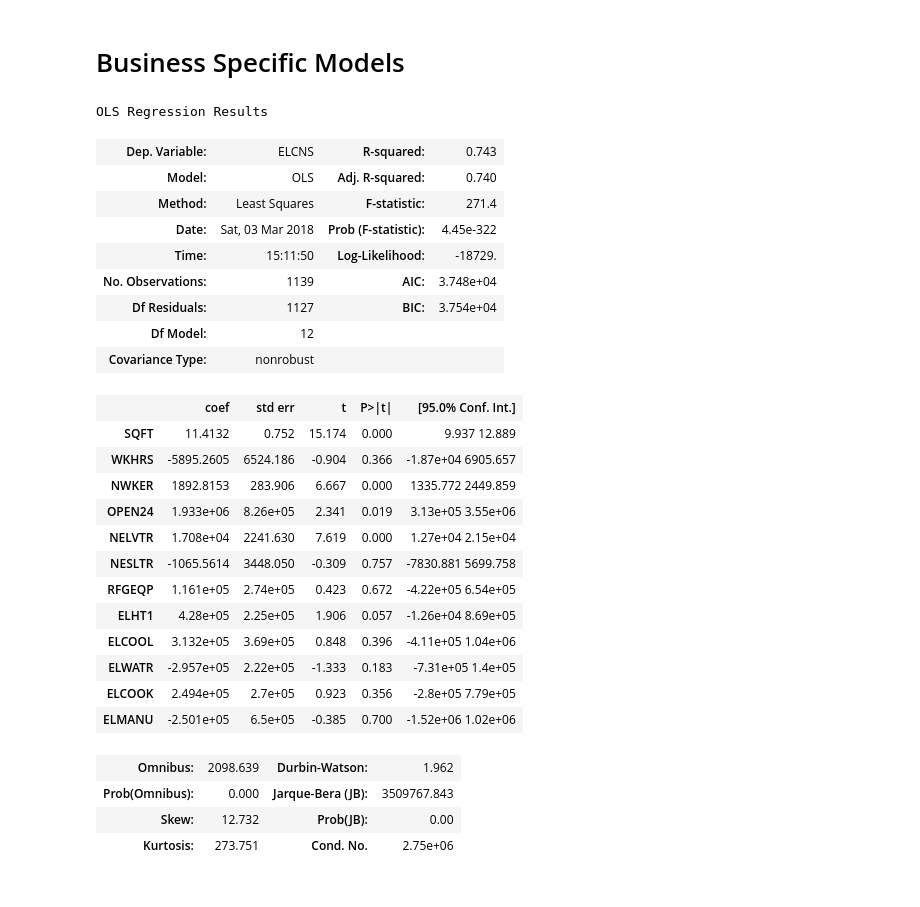
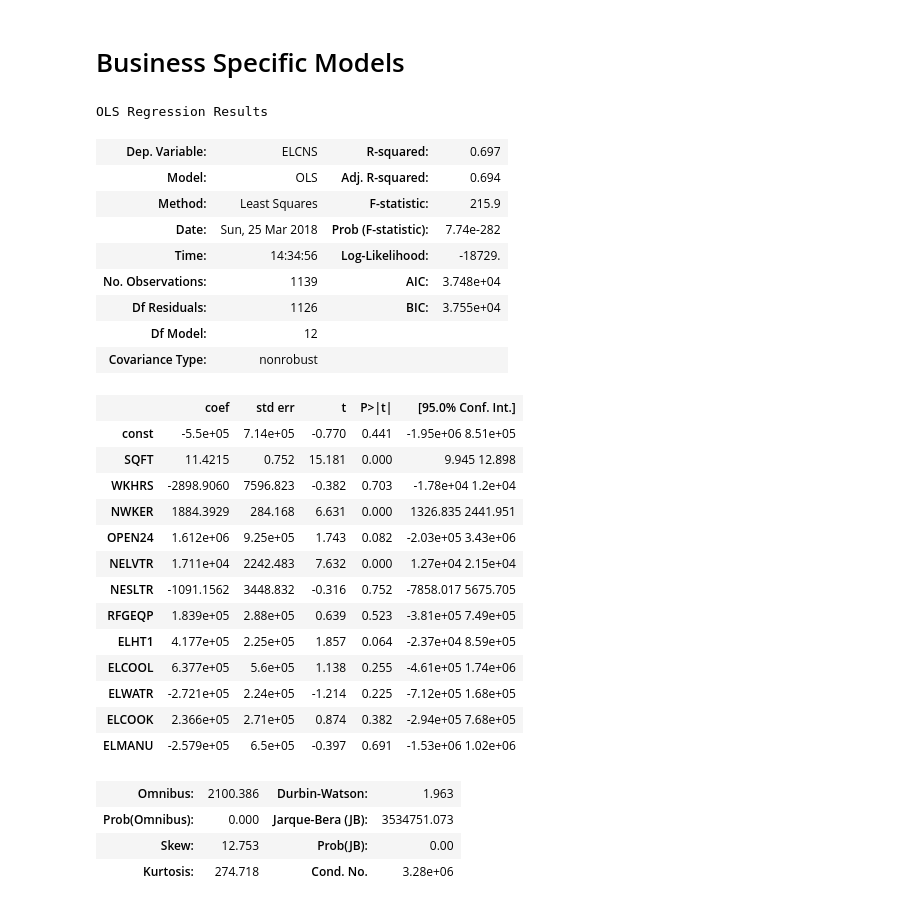
Before and after one commit to vslchumids/w210_capstone_solar, a Jupyter notebook: R/ConsumptionData/Merge_Consunption_Datasets.ipynb, the cells around one changed output. Cells and saved outputs as stored; diff of their text form; code cells hidden in the pictures.

Commit message:
finalizing consumption model

```diff
--- a/R/ConsumptionData/Merge_Consunption_Datasets.ipynb
+++ b/R/ConsumptionData/Merge_Consunption_Datasets.ipynb
@@ -114,8 +114,9 @@ Index(['PUBID', 'REGION', 'CENDIV', 'SQFT', 'PBA', 'YRCON', 'FREESTN',
 X = consump_filtered[['SQFT', 'WKHRS', 'NWKER','OPEN24','NELVTR', 'NESLTR','RFGEQP', 'ELHT1',
                       'ELCOOL', 'ELWATR', 'ELCOOK', 'ELMANU']]
 y = consump_filtered['ELCNS']
+X = sm.add_constant(X)
 model = sm.OLS(y, X).fit()
-predictions = model.predict(X)
+#predictions = model.predict(X)
 model.summary()
 # %% [output]
 OLS Regression Results
@@ -172,42 +174,44 @@ consump_filtered.groupby('PBA_Detail').sum()
 # %%
 #Office Model
 
 office_df = consump_filtered.loc[consump_filtered['PBA_Detail'] == 'Office']
 
 X = office_df[['SQFT', 'WKHRS', 'NWKER','OPEN24','NELVTR', 'NESLTR','RFGEQP', 'ELHT1',
                       'ELCOOL', 'ELWATR', 'ELCOOK', 'ELMANU']]
 y = office_df['ELCNS']
+X = sm.add_constant(X)
 model = sm.OLS(y, X).fit()
-predictions = model.predict(X)
+#predictions = model.predict(X)
 model.summary()
 # %% [output]
 OLS Regression Results
-| Dep. Variable: | ELCNS | R-squared: | 0.743 |
-| Model: | OLS | Adj. R-squared: | 0.740 |
-| Method: | Least Squares | F-statistic: | 271.4 |
-| Date: | Sat, 03 Mar 2018 | Prob (F-statistic): | 4.45e-322 |
-| Time: | 15:11:50 | Log-Likelihood: | -18729. |
+| Dep. Variable: | ELCNS | R-squared: | 0.697 |
+| Model: | OLS | Adj. R-squared: | 0.694 |
+| Method: | Least Squares | F-statistic: | 215.9 |
+| Date: | Sun, 25 Mar 2018 | Prob (F-statistic): | 7.74e-282 |
+| Time: | 14:34:56 | Log-Likelihood: | -18729. |
 | No. Observations: | 1139 | AIC: | 3.748e+04 |
-| Df Residuals: | 1127 | BIC: | 3.754e+04 |
+| Df Residuals: | 1126 | BIC: | 3.755e+04 |
 | Df Model: | 12 |  |  |
 | Covariance Type: | nonrobust |  |  |
 |  | coef | std err | t | P>|t| | [95.0% Conf. Int.] |
-| SQFT | 11.4132 | 0.752 | 15.174 | 0.000 | 9.937 12.889 |
-| WKHRS | -5895.2605 | 6524.186 | -0.904 | 0.366 | -1.87e+04 6905.657 |
-| NWKER | 1892.8153 | 283.906 | 6.667 | 0.000 | 1335.772 2449.859 |
-| OPEN24 | 1.933e+06 | 8.26e+05 | 2.341 | 0.019 | 3.13e+05 3.55e+06 |
-| NELVTR | 1.708e+04 | 2241.630 | 7.619 | 0.000 | 1.27e+04 2.15e+04 |
-| NESLTR | -1065.5614 | 3448.050 | -0.309 | 0.757 | -7830.881 5699.758 |
-| RFGEQP | 1.161e+05 | 2.74e+05 | 0.423 | 0.672 | -4.22e+05 6.54e+05 |
-| ELHT1 | 4.28e+05 | 2.25e+05 | 1.906 | 0.057 | -1.26e+04 8.69e+05 |
-| ELCOOL | 3.132e+05 | 3.69e+05 | 0.848 | 0.396 | -4.11e+05 1.04e+06 |
-| ELWATR | -2.957e+05 | 2.22e+05 | -1.333 | 0.183 | -7.31e+05 1.4e+05 |
-| ELCOOK | 2.494e+05 | 2.7e+05 | 0.923 | 0.356 | -2.8e+05 7.79e+05 |
-| ELMANU | -2.501e+05 | 6.5e+05 | -0.385 | 0.700 | -1.52e+06 1.02e+06 |
+| const | -5.5e+05 | 7.14e+05 | -0.770 | 0.441 | -1.95e+06 8.51e+05 |
+| SQFT | 11.4215 | 0.752 | 15.181 | 0.000 | 9.945 12.898 |
+| WKHRS | -2898.9060 | 7596.823 | -0.382 | 0.703 | -1.78e+04 1.2e+04 |
+| NWKER | 1884.3929 | 284.168 | 6.631 | 0.000 | 1326.835 2441.951 |
+| OPEN24 | 1.612e+06 | 9.25e+05 | 1.743 | 0.082 | -2.03e+05 3.43e+06 |
+| NELVTR | 1.711e+04 | 2242.483 | 7.632 | 0.000 | 1.27e+04 2.15e+04 |
+| NESLTR | -1091.1562 | 3448.832 | -0.316 | 0.752 | -7858.017 5675.705 |
+| RFGEQP | 1.839e+05 | 2.88e+05 | 0.639 | 0.523 | -3.81e+05 7.49e+05 |
+| ELHT1 | 4.177e+05 | 2.25e+05 | 1.857 | 0.064 | -2.37e+04 8.59e+05 |
+| ELCOOL | 6.377e+05 | 5.6e+05 | 1.138 | 0.255 | -4.61e+05 1.74e+06 |
+| ELWATR | -2.721e+05 | 2.24e+05 | -1.214 | 0.225 | -7.12e+05 1.68e+05 |
+| ELCOOK | 2.366e+05 | 2.71e+05 | 0.874 | 0.382 | -2.94e+05 7.68e+05 |
+| ELMANU | -2.579e+05 | 6.5e+05 | -0.397 | 0.691 | -1.53e+06 1.02e+06 |
-| Omnibus: | 2098.639 | Durbin-Watson: | 1.962 |
-| Prob(Omnibus): | 0.000 | Jarque-Bera (JB): | 3509767.843 |
-| Skew: | 12.732 | Prob(JB): | 0.00 |
-| Kurtosis: | 273.751 | Cond. No. | 2.75e+06 |
+| Omnibus: | 2100.386 | Durbin-Watson: | 1.963 |
+| Prob(Omnibus): | 0.000 | Jarque-Bera (JB): | 3534751.073 |
+| Skew: | 12.753 | Prob(JB): | 0.00 |
+| Kurtosis: | 274.718 | Cond. No. | 3.28e+06 |
 # %%
 #Food Service Model
 
```
Also changed, not shown: parts of 8 cells of this notebook.
